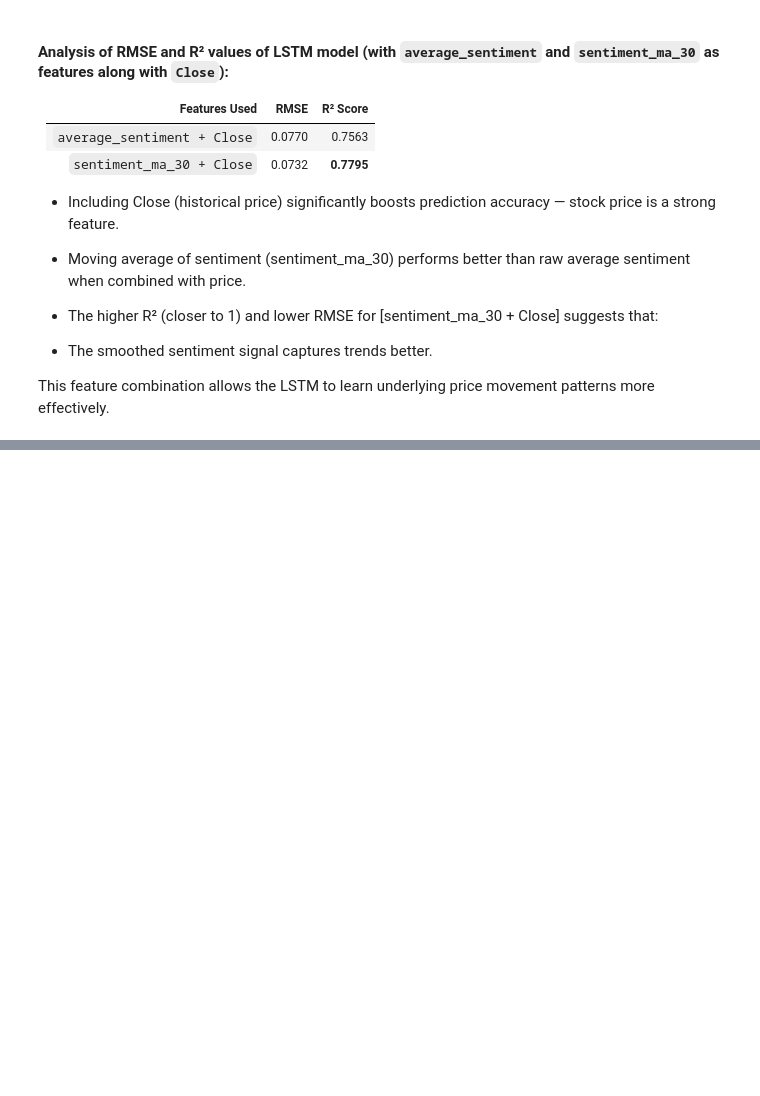
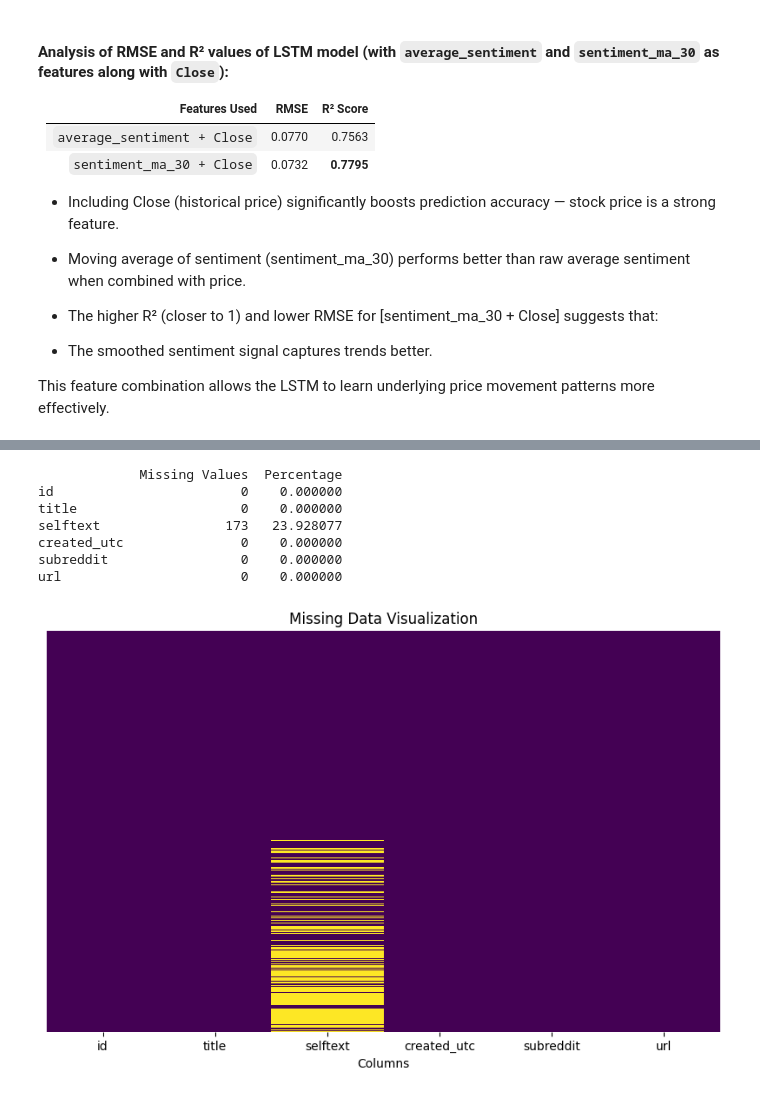
Before and after one commit to sg2083/independent_study, a Jupyter notebook: Sentiment_analysis_08_04_wip.ipynb, the cells around one changed output, grey strips where cells are left out. Saved outputs shown, nothing was run; the diff lists cells and outputs as text; code cells hidden in the pictures; blank space fills up the shorter version.

```diff
--- a/Sentiment_analysis_08_04_wip.ipynb
+++ b/Sentiment_analysis_08_04_wip.ipynb
@@ -1693,0 +1755,28 @@ df[["title", "created_utc"]].head()
+# %%
+# Check for missing values
+missing_data = df.isnull().sum()
+
+# Calculate the percentage of missing data for each column
+missing_percentage = (missing_data / len(df)) * 100
+
+# Create a DataFrame to store missing data information
+missing_info = pd.DataFrame({'Missing Values': missing_data, 'Percentage': missing_percentage})
+
+# Print the missing data information
+print(missing_info)
+
+# Visualize missing data
+plt.figure(figsize=(10, 6))
+sns.heatmap(df.isnull(), cbar=False, cmap='viridis', yticklabels=False)
+plt.title('Missing Data Visualization')
+plt.xlabel('Columns')
+plt.show()
+# %% [output]
+             Missing Values  Percentage
+id                        0    0.000000
+title                     0    0.000000
+selftext                173   23.928077
+created_utc               0    0.000000
+subreddit                 0    0.000000
+url                       0    0.000000
+[figure, added]
```
Also changed, not shown: parts of 32 cells of this notebook.
